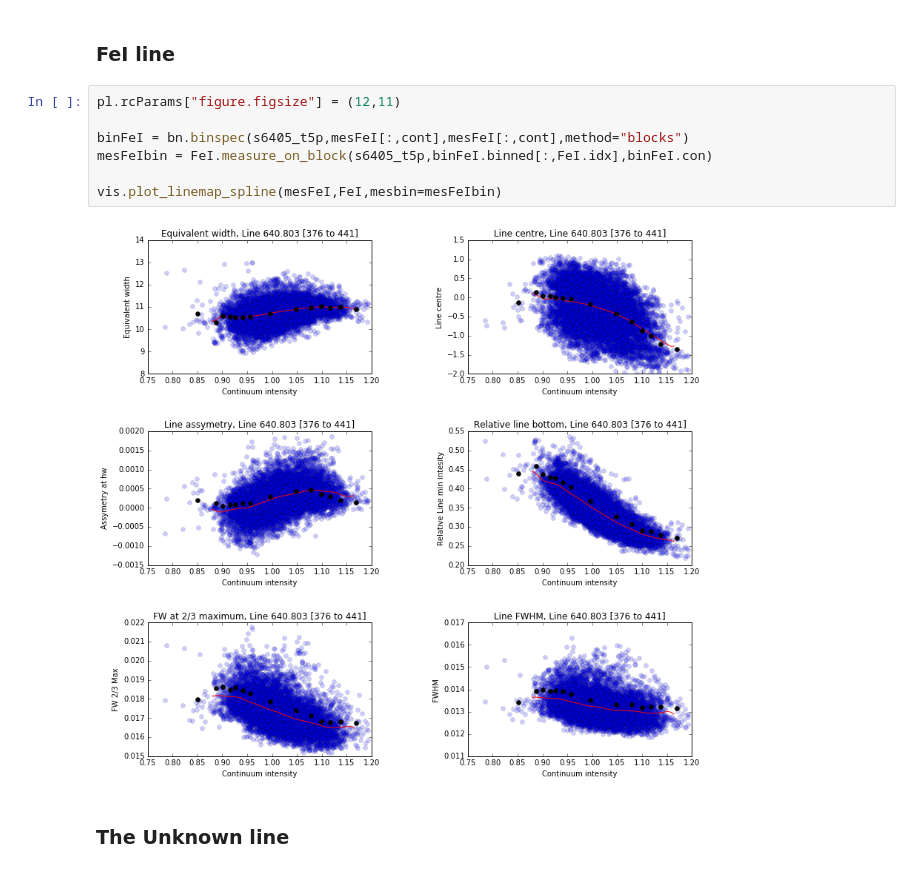
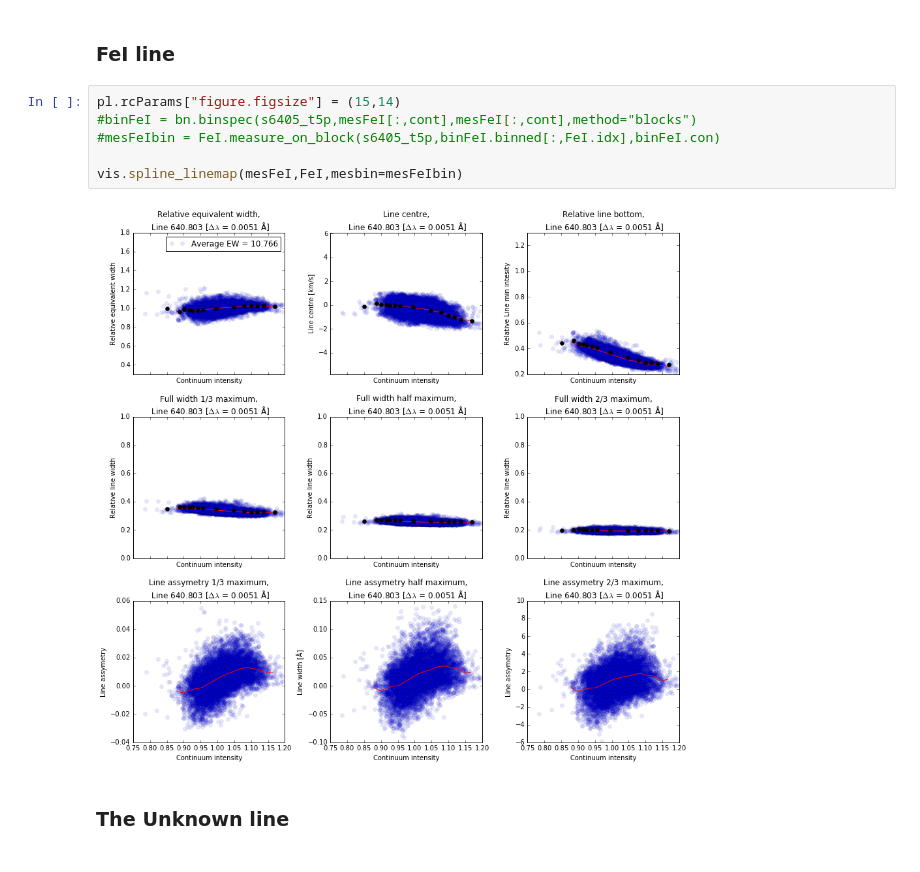
Before and after one commit to Tobychev/Danspectra, a Jupyter notebook: 6405_region-Splines.ipynb, the cells around one changed output. Drawn from its saved outputs; the diff is of its cells as text.

```diff
--- a/6405_region-Splines.ipynb
+++ b/6405_region-Splines.ipynb
@@ -104,14 +107,13 @@ This has been calculated and is presented as the equivalent width below.
 # %% [markdown]
 ### FeI line
 # %%
-pl.rcParams["figure.figsize"] = (12,11)
+pl.rcParams["figure.figsize"] = (15,14)
+#binFeI = bn.binspec(s6405_t5p,mesFeI[:,cont],mesFeI[:,cont],method="blocks")
+#mesFeIbin = FeI.measure_on_block(s6405_t5p,binFeI.binned[:,FeI.idx],binFeI.con)
 
-binFeI = bn.binspec(s6405_t5p,mesFeI[:,cont],mesFeI[:,cont],method="blocks")
-mesFeIbin = FeI.measure_on_block(s6405_t5p,binFeI.binned[:,FeI.idx],binFeI.con)
-
-vis.plot_linemap_spline(mesFeI,FeI,mesbin=mesFeIbin)
+vis.spline_linemap(mesFeI,FeI,mesbin=mesFeIbin)
 # %% [output]
-[figure, old version]
+[figure, new version]
 # %% [markdown]
 ### The Unknown line
 # %%
```
Also changed, not shown: parts of 9 cells of this notebook, 1 other file.
